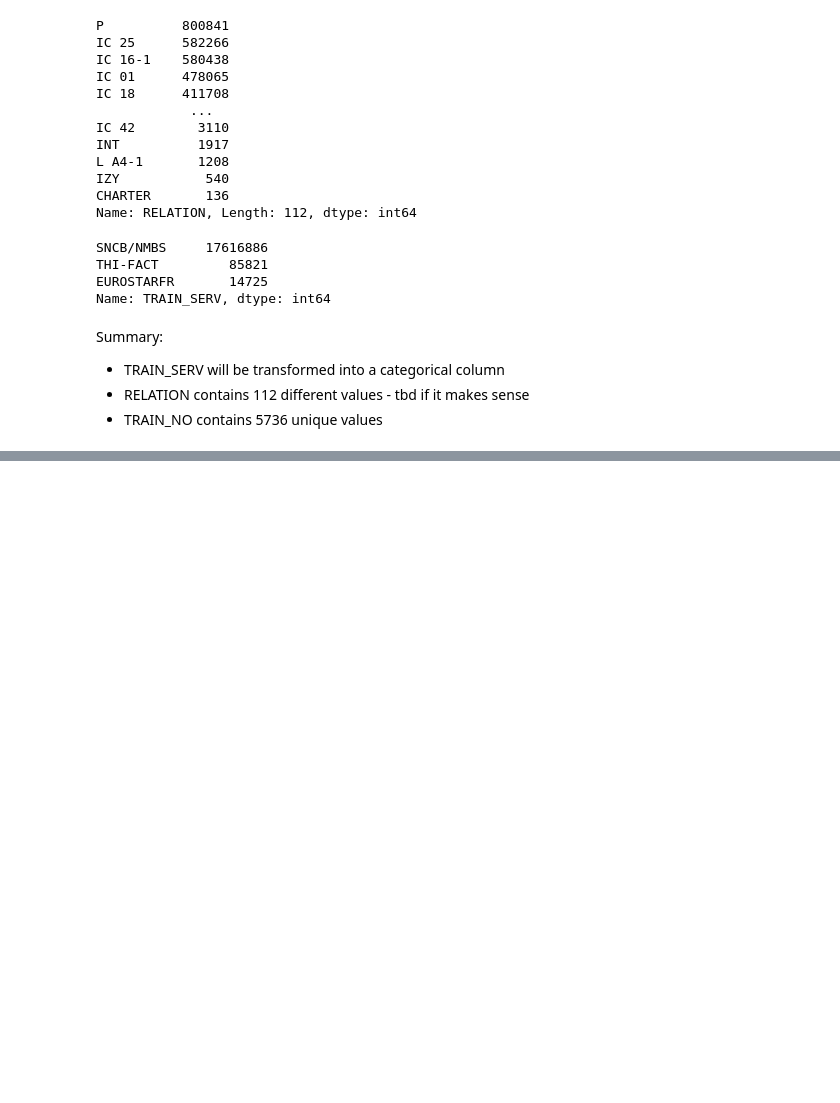
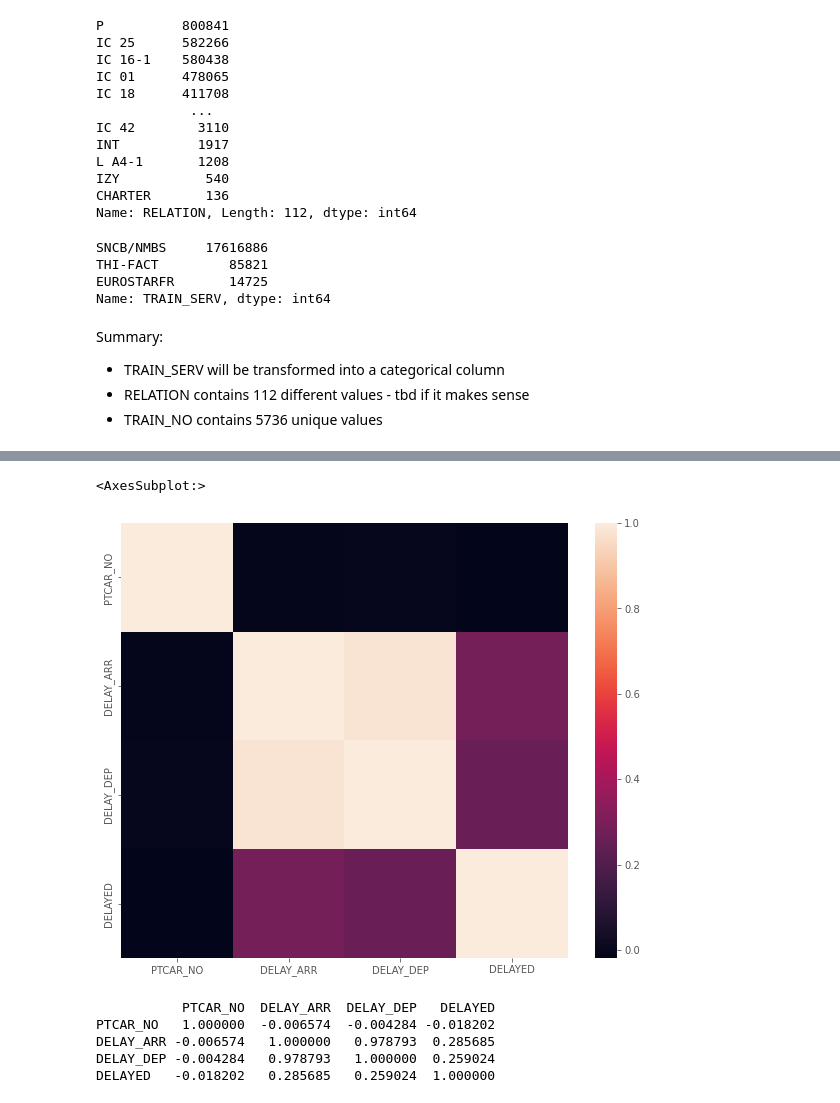
Before and after one commit to OmdenaAI/berlin-germany-predicting-train-delays, a Jupyter notebook: src/tasks/task-2-data-exploration/EDA.ipynb, the cells around one changed output, grey strips where cells are left out. Drawn from its saved outputs; the diff is of its cells as text; code cells hidden in the pictures; blank space fills up the shorter version.

```diff
--- a/src/tasks/task-2-data-exploration/EDA.ipynb
+++ b/src/tasks/task-2-data-exploration/EDA.ipynb
@@ -241,0 +459,17 @@ Summary:
+# %%
+f, ax = plt.subplots(figsize=(10, 8))
+corr = TRAIN_SNCB.corr()
+sns.heatmap(corr,
+            xticklabels=corr.columns.values,
+            yticklabels=corr.columns.values)
+# %% [output]
+<AxesSubplot:>
+[figure, added]
+# %%
+print(corr)
+# %% [output]
+           PTCAR_NO  DELAY_ARR  DELAY_DEP   DELAYED
+PTCAR_NO   1.000000  -0.006574  -0.004284 -0.018202
+DELAY_ARR -0.006574   1.000000   0.978793  0.285685
+DELAY_DEP -0.004284   0.978793   1.000000  0.259024
+DELAYED   -0.018202   0.285685   0.259024  1.000000
```
Also changed, not shown: parts of 27 cells of this notebook.
